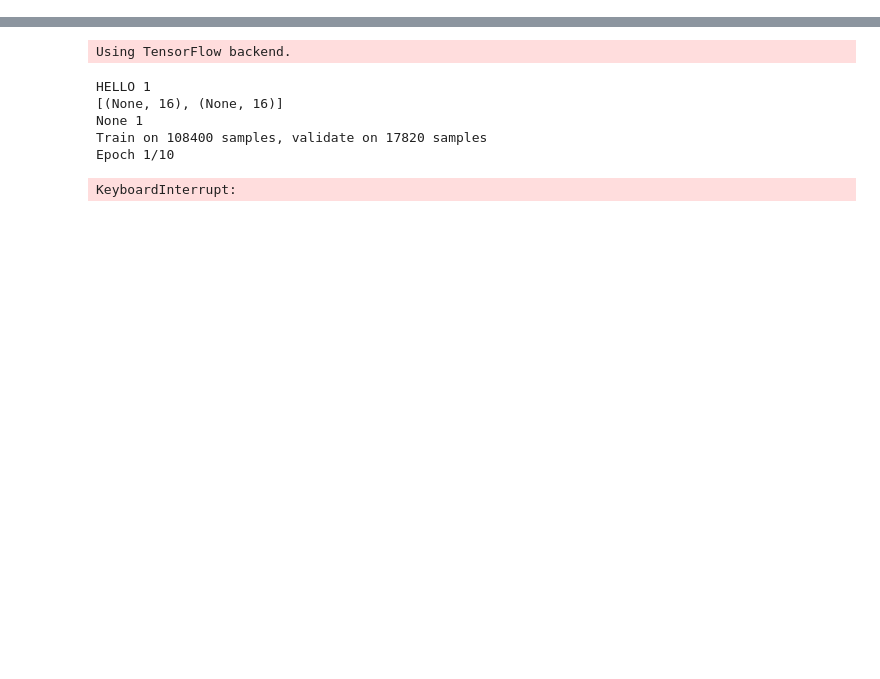
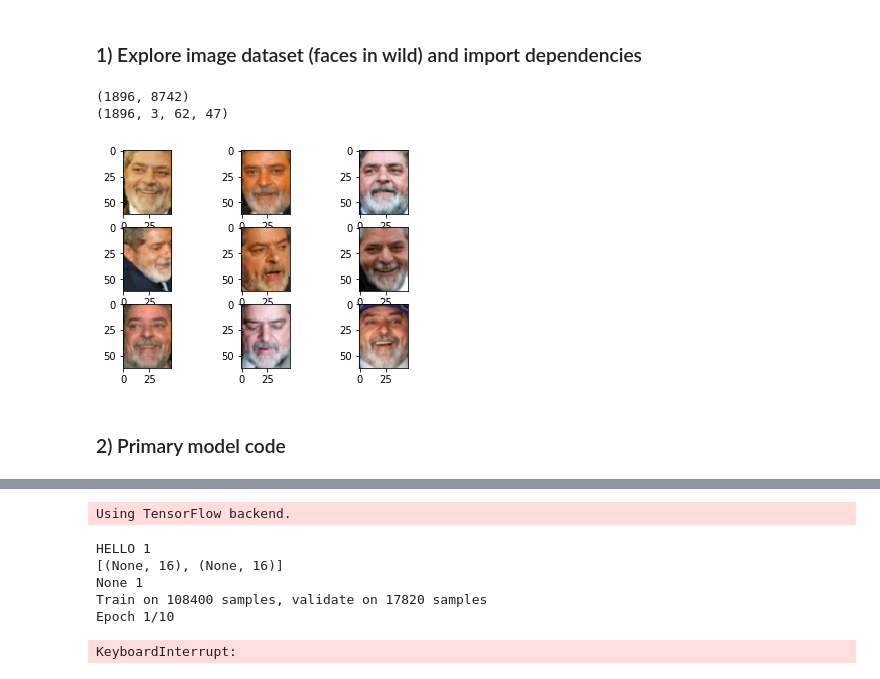
Before and after one commit to shantanuj/ImageRec, a Jupyter notebook: ve/FCCSiemese.ipynb, the cells around one changed output, grey strips where cells are left out. Cells and saved outputs as stored; diff of their text form; code cells hidden in the pictures; blank space fills up the shorter version.

```diff
--- a/ve/FCCSiemese.ipynb
+++ b/ve/FCCSiemese.ipynb
@@ -0,0 +14,72 @@
+# %% [markdown]
+### 1) Explore image dataset (faces in wild) and import dependencies
+# %%
+
+#produce image from vectors
+#explore dataset
+from sklearn.datasets import fetch_lfw_pairs
+from sklearn.datasets import fetch_lfw_people
+from matplotlib import pyplot
+from scipy.misc import toimage
+from time import time
+import logging
+import matplotlib.pyplot as plt
+
+from __future__ import absolute_import
+from __future__ import print_function
+import numpy as np
+
+import random
+from keras.datasets import mnist
+from keras.models import Sequential, Model
+from keras.layers import Dense, Dropout, Input, Lambda, Convolution2D, MaxPooling2D
+from keras.optimizers import RMSprop
+from keras import backend as K
+from matplotlib import pyplot as plt
+
+from keras.layers import Flatten
+from keras.constraints import maxnorm
+from keras.optimizers import SGD
+from keras.layers.convolutional import Conv2D
+from keras.layers.convolutional import MaxPooling2D, ZeroPadding2D,Convolution2D
+from keras.utils import np_utils
+import h5py
+from sklearn.model_selection import train_test_split
+from sklearn.model_selection import GridSearchCV
+from sklearn.datasets import fetch_lfw_people
+from sklearn.metrics import classification_report
+from sklearn.metrics import confusion_matrix
+from sklearn.decomposition import PCA
+from sklearn.svm import SVC
+lfw_people = fetch_lfw_people(min_faces_per_person=30,color=True) #resize, slice, color parameter
+num_pics, h, w, d = lfw_people.images.shape
+X=lfw_people.data  #this is our main training set
+n_features=X.shape[1] #basically number of pixels (h*w)
+target_labels=lfw_people.target #labels of classes for each value in x
+y=target_labels
+target_names=lfw_people.target_names #maps target label to name
+num_classes=target_names.shape[0]
+#target_names[y[229]] #remember this changes in next step cause we apply random in sklearn dataset fomation
+
+X_train, X_test, y_train, y_test = train_test_split(X,y,test_size=0.2, random_state=42) #split into training and testing set
+print(X_train.shape)
+X_train=X_train.reshape(X_train.shape[0],62,47,3)
+X_test=X_test.reshape(X_test.shape[0],62,47,3)
+X_train=np.transpose(X_train,(0,3,1,2)) #transposing matrix for reshaping according to th ordering
+print(X_train.shape)
+train_indices=[np.where(y_train==i)[0] for i in range(num_classes)] #np.where gives all indices for condition as a tuple list
+
+class_no = 23 #this is the person's class no.
+for i, image_index in enumerate(train_indices[class_no]):
+    if(i<9): #pyplot works for upto 9 I think
+        pyplot.subplot(330 + i+1) #330 for subplot
+        pyplot.imshow(toimage(X_train[image_index]))
+
+pyplot.show()
+#X_train.shape
+# %% [output]
+(1896, 8742)
+(1896, 3, 62, 47)
+[figure, added]
+# %% [markdown]
+### 2) Primary model code
```
Also changed, not shown: parts of 8 cells of this notebook, 1 other file.
